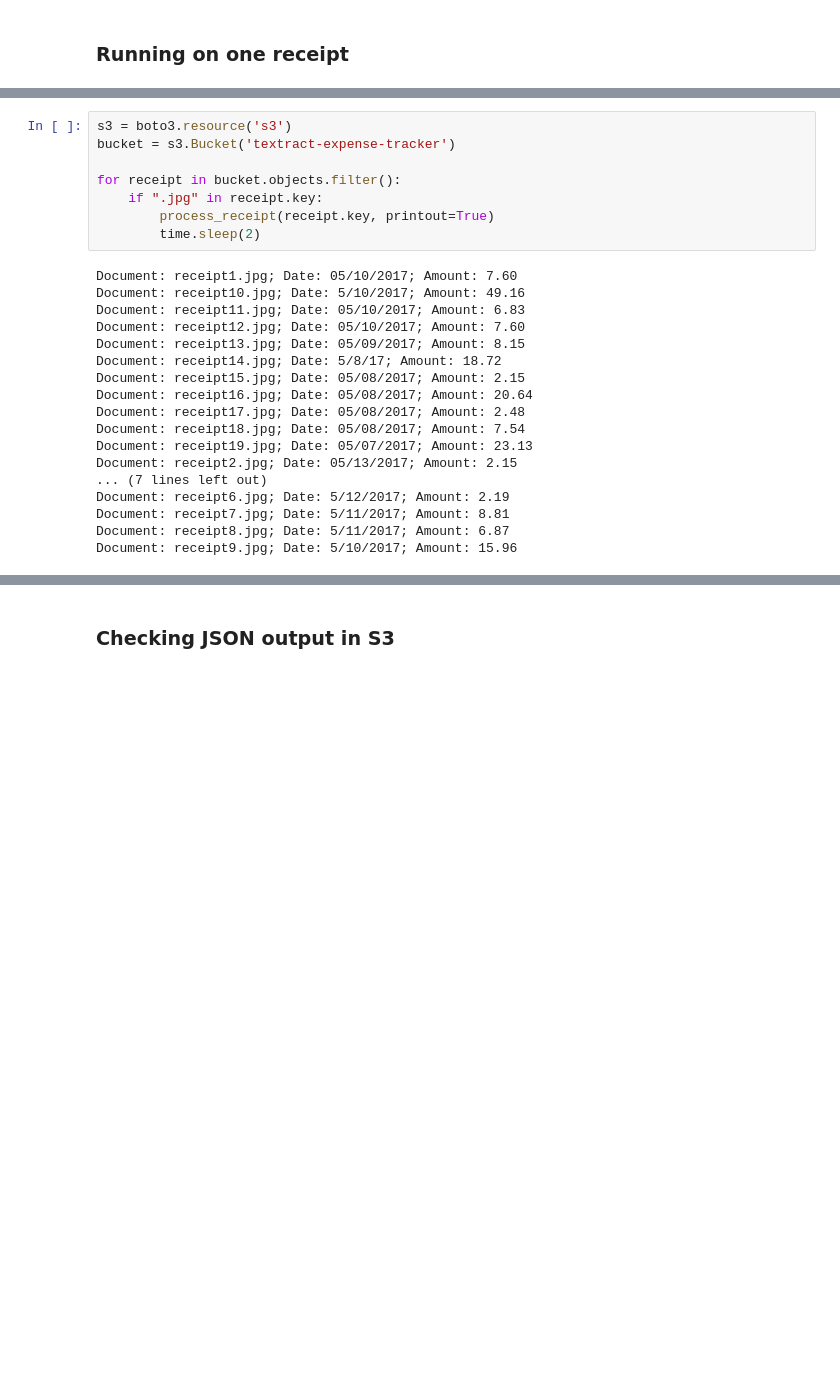
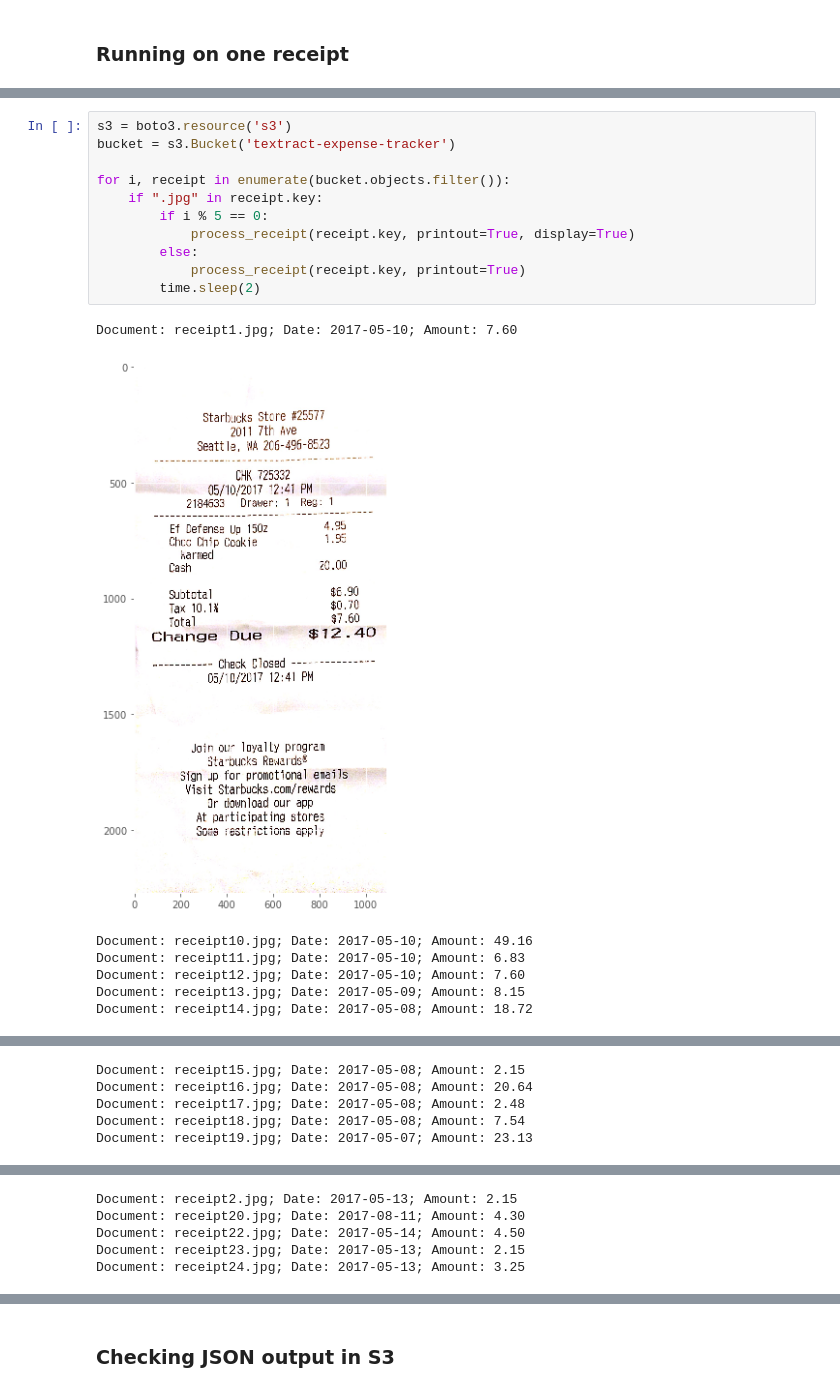
Before and after one commit to FraPochetti/KagglePlaygrounds, a Jupyter notebook: textract-expenses.ipynb, the cells around one changed output, grey strips where cells are left out. Saved outputs shown, nothing was run; the diff lists cells and outputs as text; blank space fills up the shorter version.

```diff
--- a/textract-expenses.ipynb
+++ b/textract-expenses.ipynb
@@ -88,26 +98,19 @@ Document: receipt2.jpg; Date: 05/13/2017; Amount: 2.15
 # %%
 s3 = boto3.resource('s3')
 bucket = s3.Bucket('textract-expense-tracker')
 
-for receipt in bucket.objects.filter():
+for i, receipt in enumerate(bucket.objects.filter()):
     if ".jpg" in receipt.key:
-        process_receipt(receipt.key, printout=True)
+        if i % 5 == 0:
+            process_receipt(receipt.key, printout=True, display=True)
+        else:
+            process_receipt(receipt.key, printout=True)
         time.sleep(2)
 # %% [output]
-Document: receipt1.jpg; Date: 05/10/2017; Amount: 7.60
-Document: receipt10.jpg; Date: 5/10/2017; Amount: 49.16
-Document: receipt11.jpg; Date: 05/10/2017; Amount: 6.83
-Document: receipt12.jpg; Date: 05/10/2017; Amount: 7.60
-Document: receipt13.jpg; Date: 05/09/2017; Amount: 8.15
-Document: receipt14.jpg; Date: 5/8/17; Amount: 18.72
-Document: receipt15.jpg; Date: 05/08/2017; Amount: 2.15
-Document: receipt16.jpg; Date: 05/08/2017; Amount: 20.64
-Document: receipt17.jpg; Date: 05/08/2017; Amount: 2.48
-Document: receipt18.jpg; Date: 05/08/2017; Amount: 7.54
-Document: receipt19.jpg; Date: 05/07/2017; Amount: 23.13
-Document: receipt2.jpg; Date: 05/13/2017; Amount: 2.15
-... (7 lines left out)
-Document: receipt6.jpg; Date: 5/12/2017; Amount: 2.19
-Document: receipt7.jpg; Date: 5/11/2017; Amount: 8.81
-Document: receipt8.jpg; Date: 5/11/2017; Amount: 6.87
-Document: receipt9.jpg; Date: 5/10/2017; Amount: 15.96
+Document: receipt1.jpg; Date: 2017-05-10; Amount: 7.60
+[figure, added]
+Document: receipt10.jpg; Date: 2017-05-10; Amount: 49.16
+Document: receipt11.jpg; Date: 2017-05-10; Amount: 6.83
+Document: receipt12.jpg; Date: 2017-05-10; Amount: 7.60
+Document: receipt13.jpg; Date: 2017-05-09; Amount: 8.15
+Document: receipt14.jpg; Date: 2017-05-08; Amount: 18.72
@@ -113,0 +118,5 @@ Document: receipt9.jpg; Date: 5/10/2017; Amount: 15.96
+Document: receipt15.jpg; Date: 2017-05-08; Amount: 2.15
+Document: receipt16.jpg; Date: 2017-05-08; Amount: 20.64
+Document: receipt17.jpg; Date: 2017-05-08; Amount: 2.48
+Document: receipt18.jpg; Date: 2017-05-08; Amount: 7.54
+Document: receipt19.jpg; Date: 2017-05-07; Amount: 23.13
@@ -113,0 +124,5 @@ Document: receipt9.jpg; Date: 5/10/2017; Amount: 15.96
+Document: receipt2.jpg; Date: 2017-05-13; Amount: 2.15
+Document: receipt20.jpg; Date: 2017-08-11; Amount: 4.30
+Document: receipt22.jpg; Date: 2017-05-14; Amount: 4.50
+Document: receipt23.jpg; Date: 2017-05-13; Amount: 2.15
+Document: receipt24.jpg; Date: 2017-05-13; Amount: 3.25
```
Also changed, not shown: parts of 10 cells of this notebook.
